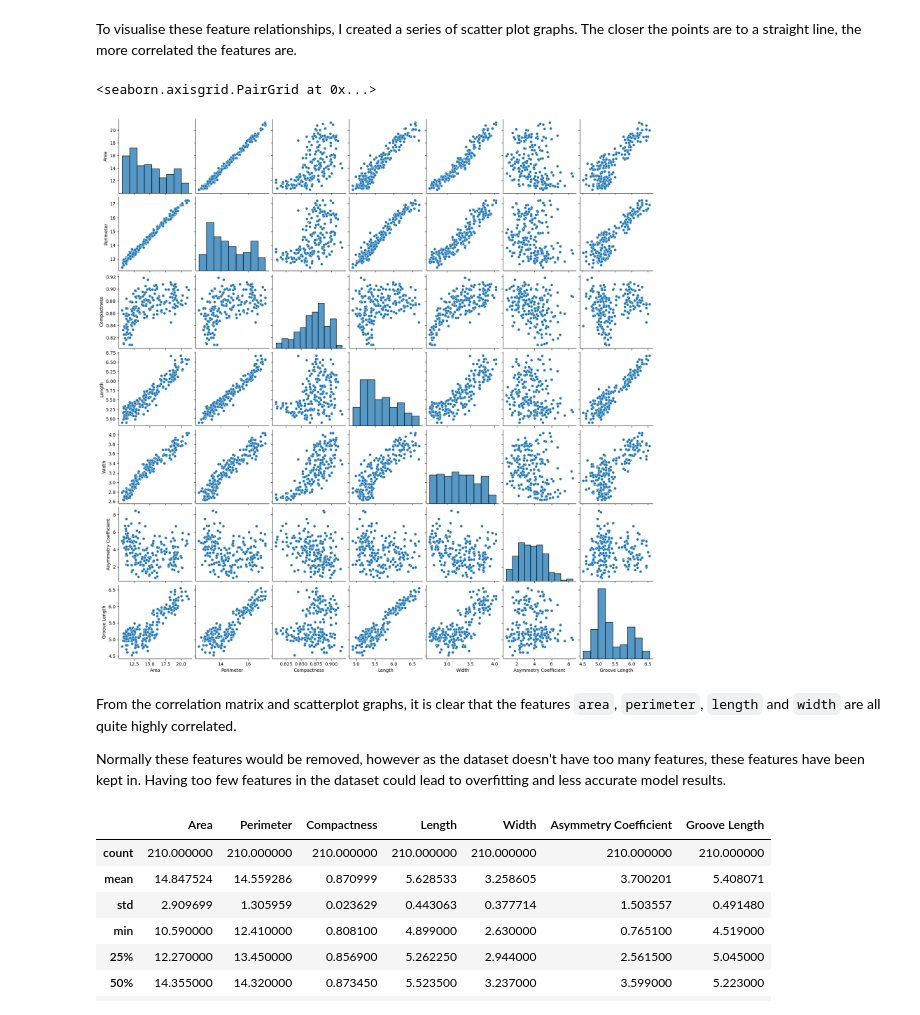
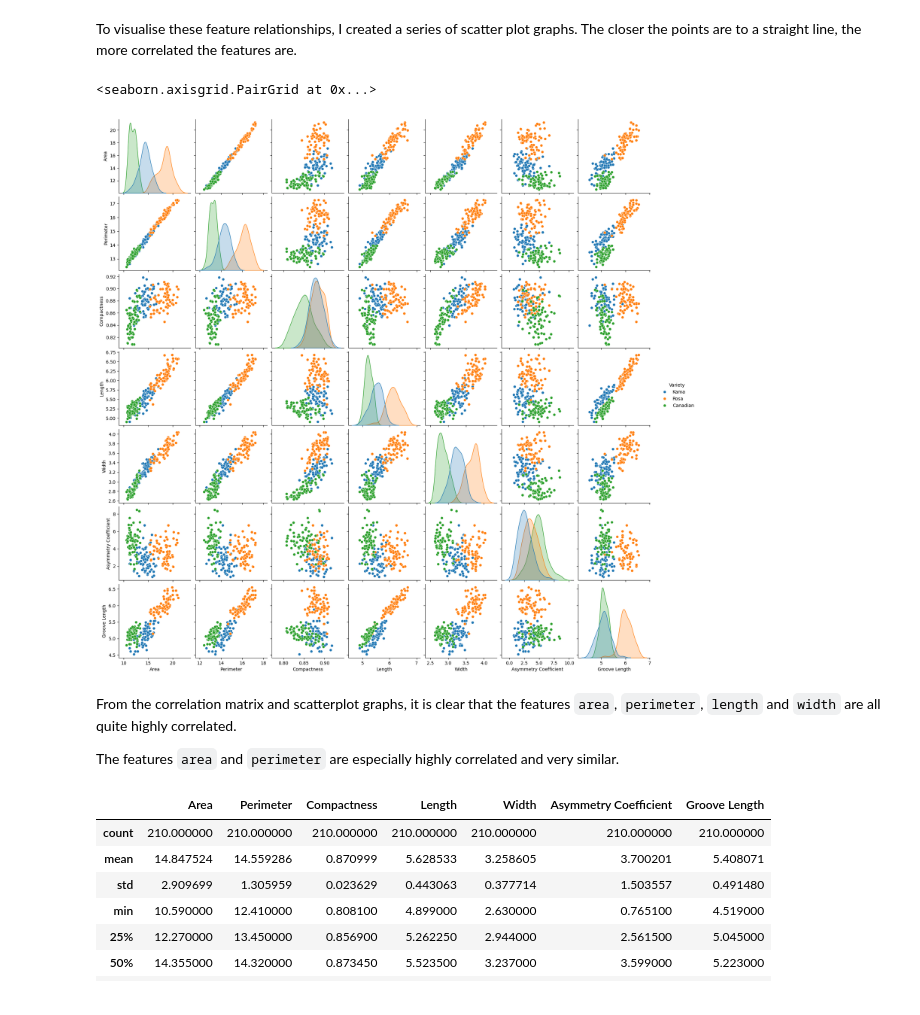
Before and after one commit to kaylamasson/CM3151-machine-learning-kaylamasson, a Jupyter notebook: seeds_classification.ipynb, the cells around one changed output. Drawn from its saved outputs; the diff is of its cells as text; code cells hidden in the pictures.

```diff
--- a/seeds_classification.ipynb
+++ b/seeds_classification.ipynb
@@ -284,14 +277,14 @@ corr_mat
 # %% [markdown]
 To visualise these feature relationships, I created a series of scatter plot graphs. The closer the points are to a straight line, the more correlated the features are.
 # %%
-sns.pairplot(seeds_df, kind='scatter')
+sns.pairplot(seeds_df, kind='scatter', hue='Variety')
 # %% [output]
 <seaborn.axisgrid.PairGrid at 0x...>
-[figure, old version]
+[figure, new version]
 # %% [markdown]
 From the correlation matrix and scatterplot graphs, it is clear that the features `area`, `perimeter`, `length` and  `width` are all quite highly correlated.
 
-Normally these features would be removed, however as the dataset doesn't have too many features, these features have been kept in. Having too few features in the dataset could lead to overfitting and less accurate model results.
+The features `area` and `perimeter` are especially highly correlated and very similar.
 # %%
 seeds_df.describe()
 # %% [output]
```
Also changed, not shown: parts of 9 cells of this notebook.
